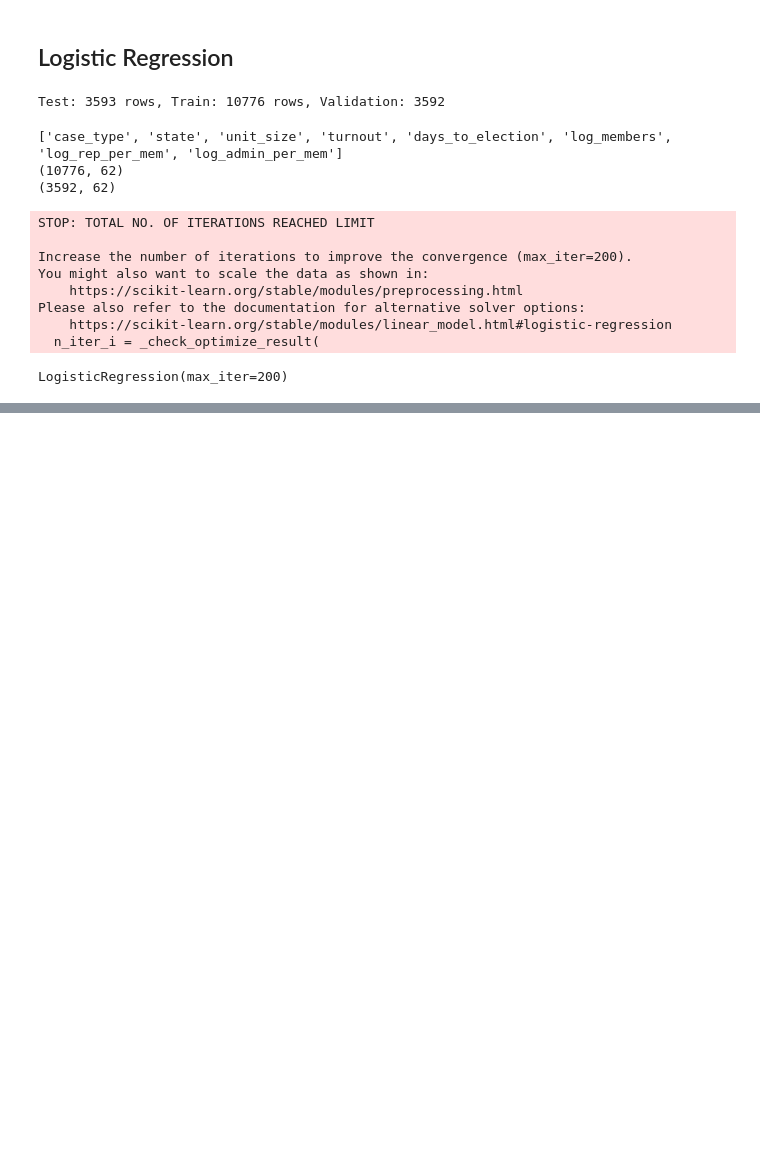
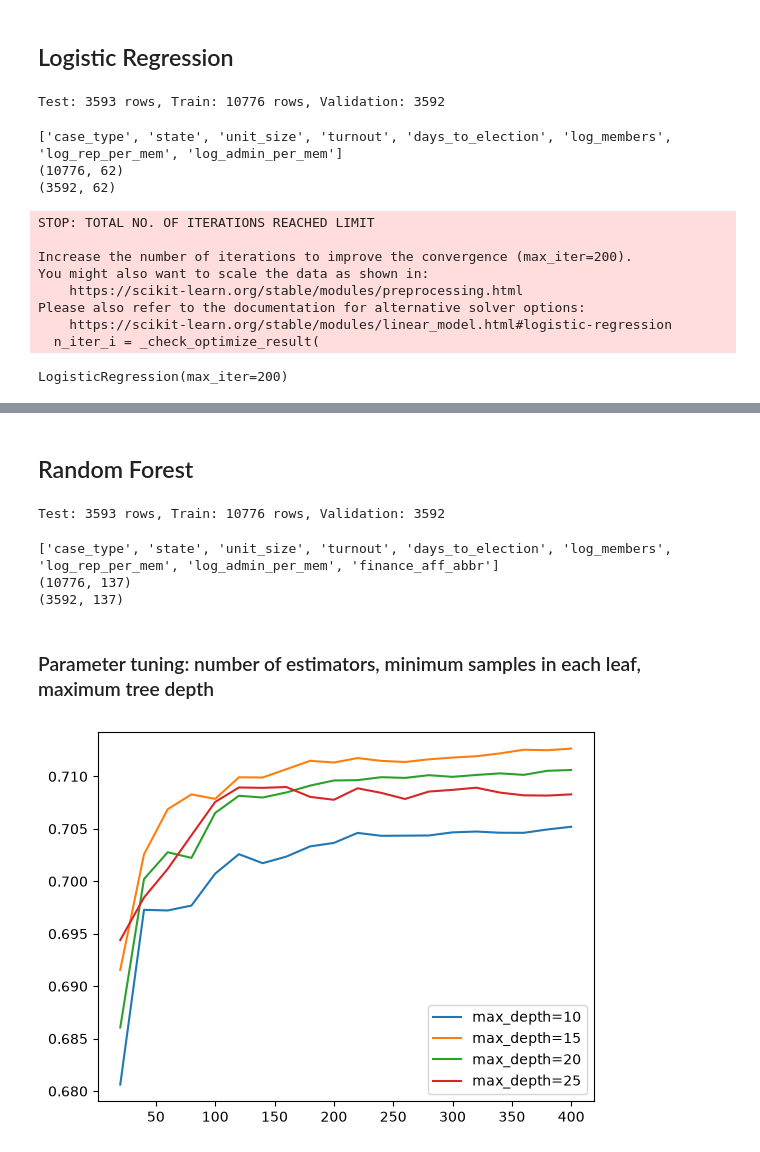
Before and after one commit to peishi/union-elections-modeling, a Jupyter notebook: modeling/training.ipynb, the cells around one changed output, grey strips where cells are left out. Cells and saved outputs as stored; diff of their text form; code cells hidden in the pictures; blank space fills up the shorter version.

```diff
--- a/modeling/training.ipynb
+++ b/modeling/training.ipynb
@@ -209,0 +214,76 @@ ROC AUC: 0.51
+# %% [markdown]
+## Random Forest
+# %%
+from sklearn.ensemble import RandomForestClassifier
+
+df_full_train, df_test = train_test_split(data_clf, test_size=0.2, random_state=1)
+df_train, df_val = train_test_split(df_full_train, test_size=0.25, random_state=1)
+
+print(f"Test: {len(df_test)} rows, Train: {len(df_train)} rows, Validation: {len(df_val)}")
+
+y_train =  df_train['success'].values
+y_val = df_val['success'].values
+y_test = df_test['success'].values
+
+X_train, X_val, X_test = df_train[training.FEATURES], df_val[training.FEATURES], df_test[training.FEATURES]
+
+# Just to be sure
+del df_train['success']
+del df_val['success']
+del df_test['success']
+# %% [output]
+Test: 3593 rows, Train: 10776 rows, Validation: 3592
+# %%
+CUSTOM_FEATURES = [
+    # filing / election
+    "case_type",
+    "state",
+    "unit_size",
+    "turnout",
+    "days_to_election",
+    # union finance
+    "log_members",
+    "log_rep_per_mem",
+    "log_admin_per_mem",
+    "finance_aff_abbr",
+]
+
+dv2 = DictVectorizer(sparse=False)
+
+print(CUSTOM_FEATURES)
+
+X_train = dv2.fit_transform(df_train[CUSTOM_FEATURES].to_dict(orient='records'))
+X_val = dv2.transform(df_val[CUSTOM_FEATURES].to_dict(orient='records'))
+
+print(X_train.shape)
+print(X_val.shape)
+# %% [output]
+['case_type', 'state', 'unit_size', 'turnout', 'days_to_election', 'log_members', 'log_rep_per_mem', 'log_admin_per_mem', 'finance_aff_abbr']
+(10776, 137)
+(3592, 137)
+# %% [markdown]
+### Parameter tuning: number of estimators, minimum samples in each leaf, maximum tree depth
+# %%
+scores = []
+
+for d in [10, 15, 20, 25]:
+    for n in range(20, 401, 20):
+        rf = RandomForestClassifier(n_estimators=n, max_depth=d, random_state=1)
+        rf.fit(X_train, y_train)
+
+        y_pred = rf.predict_proba(X_val)[:, 1]
+        auc = roc_auc_score(y_val, y_pred)
+
+        scores.append((d, n, auc))
+# %%
+columns = ['max_depth', 'n_estimators', 'auc']
+df_scores = pd.DataFrame(scores, columns=columns)
+
+for d in [10, 15, 20, 25]:
+    df_subset = df_scores[df_scores.max_depth == d]
+
+    plt.plot(df_subset.n_estimators, df_subset.auc,
+             label='max_depth=%d' % d)
+    plt.legend()
+# %% [output]
+[figure, added]
```
Also changed, not shown: parts of 8 cells of this notebook, 2 other files.
